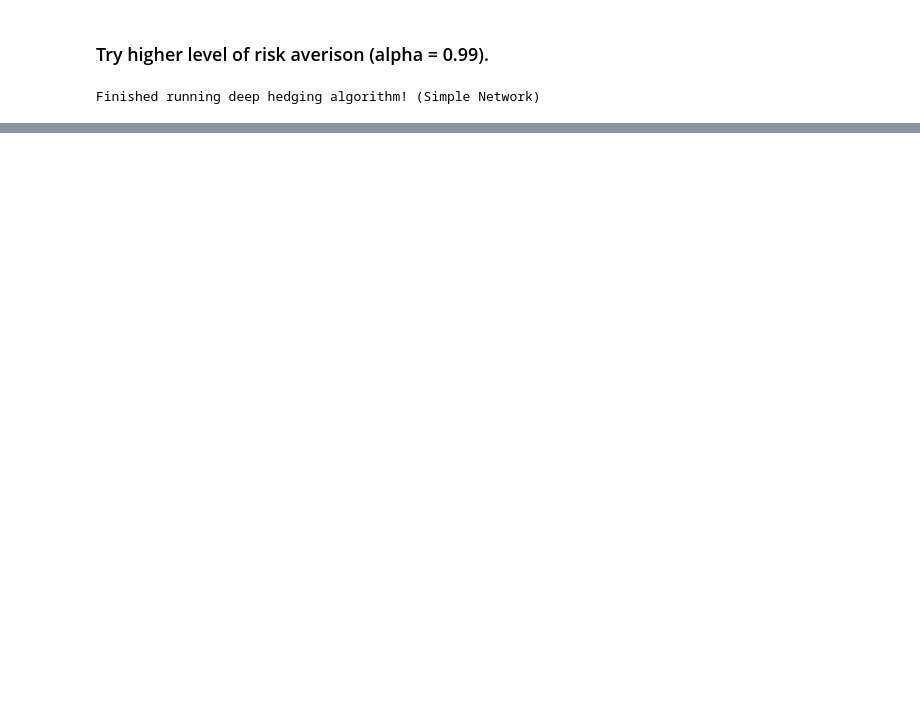
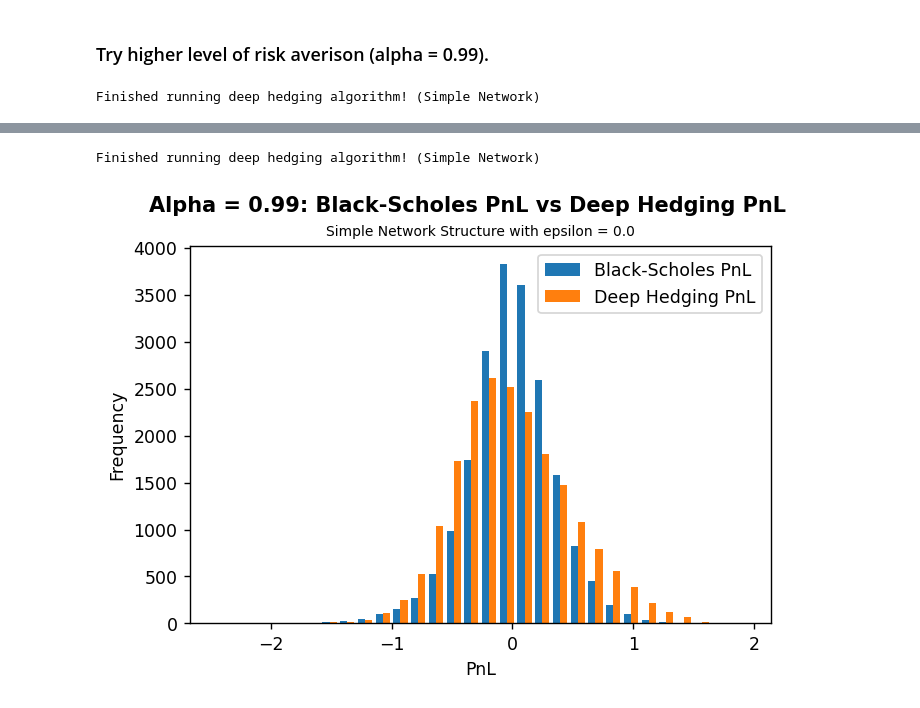
Before and after one commit to lara2302/deep_hedging, a Jupyter notebook: colab/DeepHedging_Examples.ipynb, the cells around one changed output, grey strips where cells are left out. Saved outputs shown, nothing was run; the diff lists cells and outputs as text; code cells hidden in the pictures; blank space fills up the shorter version.

```diff
--- a/colab/DeepHedging_Examples.ipynb
+++ b/colab/DeepHedging_Examples.ipynb
@@ -1253,0 +1416,79 @@ df_describe.describe()
+# %%
+#@title <font color='Blue'>**Run the Deep Hedging Algorithm (Simple Network) for alpha=0.05!**</font>
+%autoreload 2
+
+optimizer = Adam(learning_rate=lr)
+num_instr = 1
+
+# Setup and compile the model
+model_simple_risk_neutral = Deep_Hedging_Model(N=N, d=d+2, m=m, num_instr=num_instr, risk_free=risk_free, \
+          dt = dt, strategy_type="simple", epsilon = epsilon, \
+          use_batch_norm = use_batch_norm, kernel_initializer = kernel_initializer, \
+          activation_dense = activation_dense, activation_output = activation_output, \
+          final_period_cost = final_period_cost, delta_constraint = delta_constraint, \
+          share_strategy_across_time = share_strategy_across_time, \
+          cost_structure = cost_structure)
+
+# Either Entropic Risk Measure or Expected Shortfall (CVaR)
+# loss = Entropy(model_simple.output,None,loss_param)
+loss = ExpectedShortfall(model_simple_risk_neutral.output, alpha = 0.05)
+
+model_simple_risk_neutral.add_loss(loss)
+model_simple_risk_neutral.compile(optimizer=optimizer)
+
+early_stopping = EarlyStopping(monitor="loss", \
+          patience=10, min_delta=1e-4, restore_best_weights=True)
+reduce_lr = ReduceLROnPlateau(monitor="loss", \
+          factor=0.5, patience=2, min_delta=1e-3, verbose=0)
+
+callbacks = [early_stopping, reduce_lr]
+
+# Fit the model.
+model_simple_risk_neutral.fit(x=xtrain, batch_size=batch_size, epochs=10, \
+          validation_split=0.1, verbose=1)
+
+clear_output()
+
+print("Finished running deep hedging algorithm! (Simple Network)")
+# %% [output]
+Finished running deep hedging algorithm! (Simple Network)
+# %%
+#@title <font color='Blue'>**Black-Scholes Results**</font>
+call = EuropeanCall()
+
+price_BS = call.get_BS_price(S = S_test[0], sigma = sigma, \
+              risk_free = risk_free, dividend = dividend, K = strike, \
+              exercise_date = maturity_date, \
+              calculation_date = calculation_date, \
+              day_count = day_count, dt = dt)
+delta_BS = call.get_BS_delta(S = S_test[0], sigma = sigma, \
+              risk_free = risk_free, dividend = dividend, K = strike, \
+              exercise_date = maturity_date, \
+              calculation_date = calculation_date,
+              day_count = day_count, dt = dt)
+
+PnL_BS =  call.get_BS_PnL(S= S_test[0], \
+              payoff= payoff_func(S_test[0][:,-1]), delta=delta_BS, \
+              dt= dt, risk_free = risk_free, \
+              final_period_cost=final_period_cost, epsilon=epsilon, \
+              cost_structure = cost_structure )
+# %%
+#@title <font color='Blue'>**Results: Alpha = 0.99**</font>
+bar1 = PnL_BS + price_BS[0][0]
+bar2 = model_simple_very_risk_averse(xtest).numpy().squeeze() + price_BS[0][0]
+
+# Plot Black-Scholes PnL and Deep Hedging PnL (with BS_price charged on both).
+fig_PnL = plt.figure(dpi= 125, facecolor='w')
+fig_PnL.suptitle("Alpha = 0.99: Black-Scholes PnL vs Deep Hedging PnL \n", \
+      fontweight="bold")
+ax = fig_PnL.add_subplot()
+ax.set_title("Simple Network Structure with epsilon = " + str(epsilon), \
+      fontsize=8)
+ax.set_xlabel("PnL")
+ax.set_ylabel("Frequency")
+ax.hist((bar1,bar2), bins=30, \
+          label=["Black-Scholes PnL", "Deep Hedging PnL"])
+ax.legend()
+plt.show()
+# %% [output]
+[figure, added]
```
Also changed, not shown: parts of 34 cells of this notebook.
